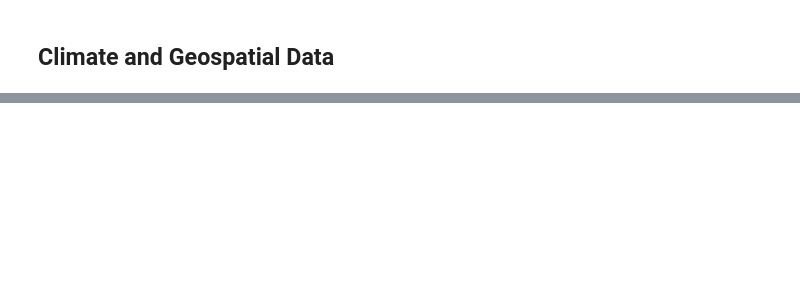
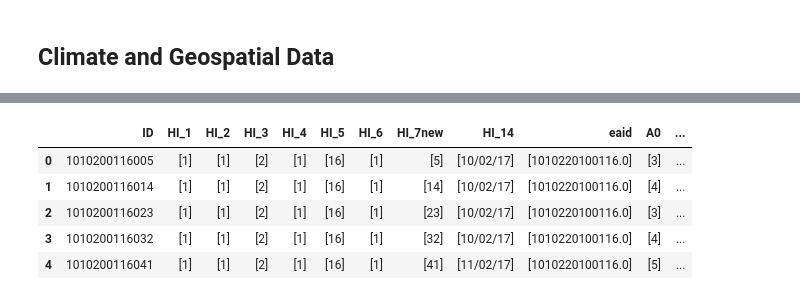
Before and after one commit to SESAM-Polimi/offgrid-demand-estimation, a Jupyter notebook: datasets/ESMAP/ethiopia.ipynb, the cells around one changed output, grey strips where cells are left out. Saved outputs shown, nothing was run; the diff lists cells and outputs as text; code cells hidden in the pictures; blank space fills up the shorter version.

Commit message:
added all drivers of ethipoia, only applinces data left

```diff
--- a/datasets/ESMAP/ethiopia.ipynb
+++ b/datasets/ESMAP/ethiopia.ipynb
@@ -374,2 +498,10 @@ Section_H.select([
 # %% [markdown]
 ## Climate and Geospatial Data
+# %%
+Identification = ODEDataset("Ethoipia/Identification")
+Identification.from_csv(root.joinpath("Identification_gadm.csv"))
+Identification = Identification.apply(common_modifiers.rename({
+    "HHID": ID_COL,
+})).group_by(ID_COL)
+
+Identification.preview()
@@ -375,0 +519,14 @@ Section_H.select([
+# %%
+Identification = Identification.apply(common_modifiers.add_const_driver("GADM_level_0", "Ethiopia"))
+# %%
+
+Identification = Identification.new_feature("GADM_level_1", lambda x: x['Region'][0])
+Identification = Identification.new_feature("GADM_level_2", lambda x: x['Zone'][0])
+Identification = Identification.new_feature("GADM_level_3", lambda x: x['Woreda'][0])
+# %% [output]
+|  | ID | HI_1 | HI_2 | HI_3 | HI_4 | HI_5 | HI_6 | HI_7new | HI_14 | eaid | A0 | ... |
+| 0 | 1010200116005 | [1] | [1] | [2] | [1] | [16] | [1] | [5] | [10/02/17] | [1010220100116.0] | [3] | ... |
+| 1 | 1010200116014 | [1] | [1] | [2] | [1] | [16] | [1] | [14] | [10/02/17] | [1010220100116.0] | [4] | ... |
+| 2 | 1010200116023 | [1] | [1] | [2] | [1] | [16] | [1] | [23] | [10/02/17] | [1010220100116.0] | [3] | ... |
+| 3 | 1010200116032 | [1] | [1] | [2] | [1] | [16] | [1] | [32] | [10/02/17] | [1010220100116.0] | [4] | ... |
+| 4 | 1010200116041 | [1] | [1] | [2] | [1] | [16] | [1] | [41] | [11/02/17] | [1010220100116.0] | [5] | ... |
```
Also changed, not shown: parts of 20 cells of this notebook, 3 other files.
